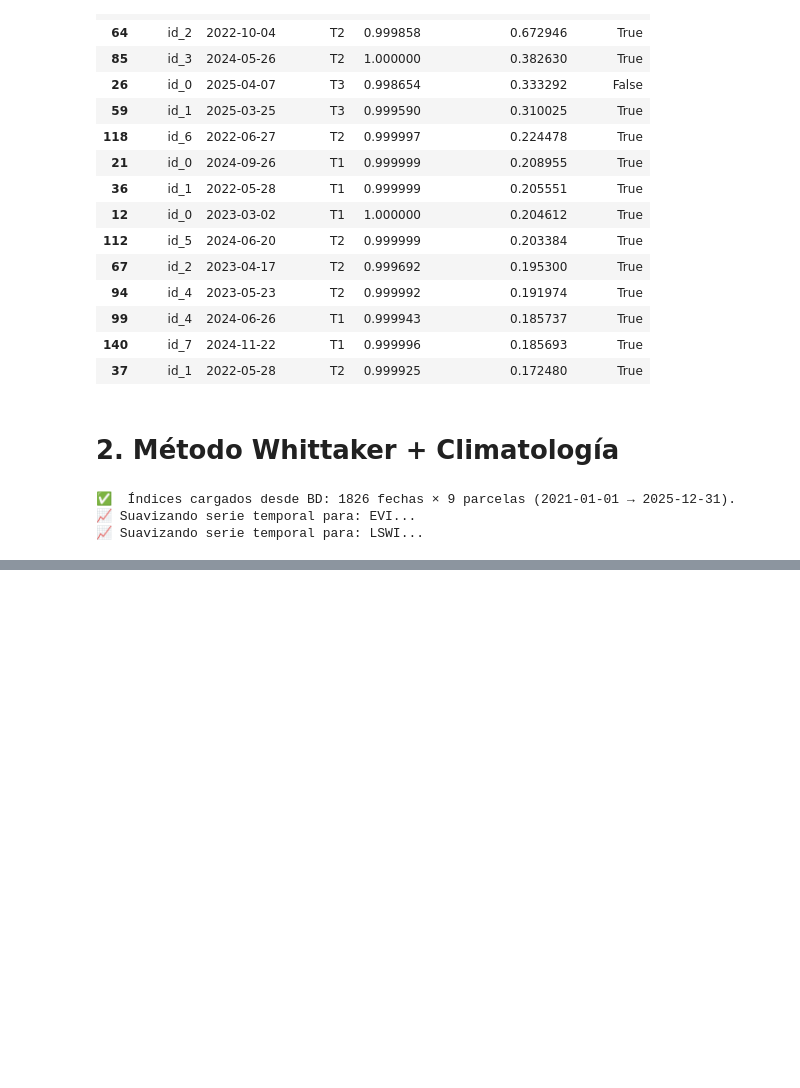
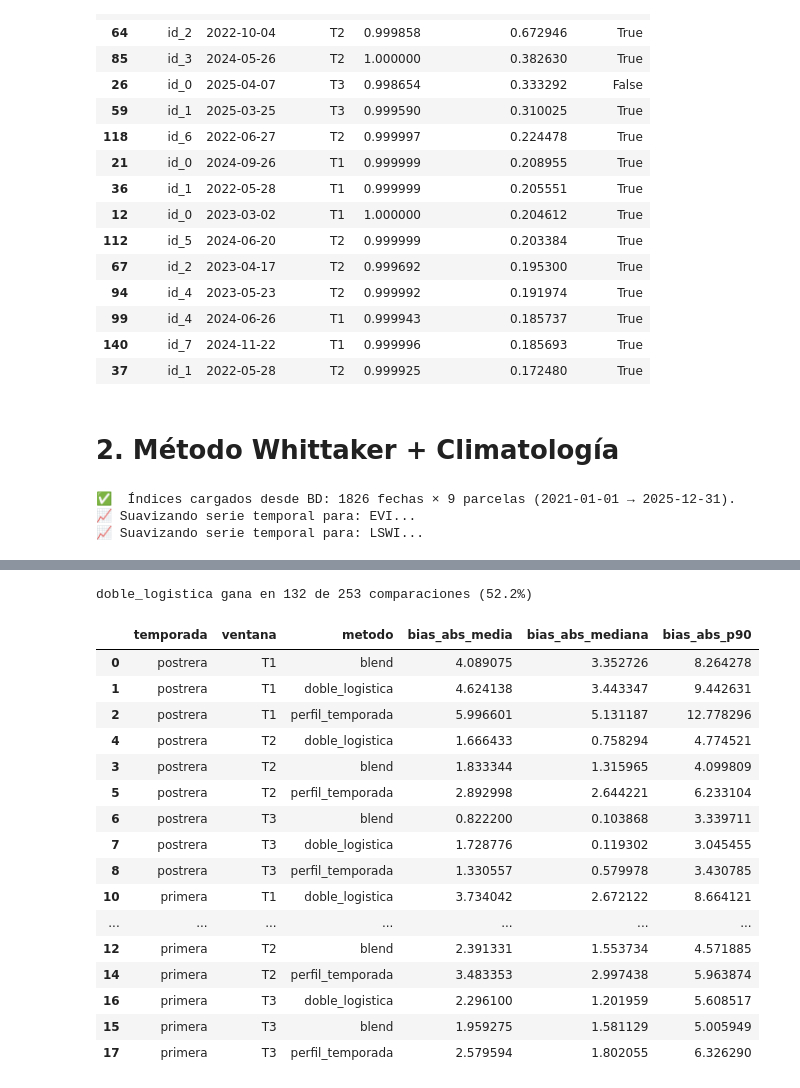
Before and after one commit to 50DayEmpire/Segmentacion_Clasificacion_Estimacion_Maiz_Comayagua, a Jupyter notebook: notebooks/extrapolacion.ipynb, the cells around one changed output, grey strips where cells are left out. Cells and saved outputs as stored; diff of their text form; code cells hidden in the pictures; blank space fills up the shorter version.

```diff
--- a/notebooks/extrapolacion.ipynb
+++ b/notebooks/extrapolacion.ipynb
@@ -827,0 +1067,46 @@ Series([], Name: valor_climatologico, dtype: object)
+# %%
+def encontrar_casos_donde_gana_metodo(
+    df_val: pd.DataFrame, metodo_ganador: str, metodo_perdedor: str, metrica: str = "bias_integrado"
+) -> pd.DataFrame:
+    pivot = df_val.pivot_table(
+        index=["id_ciclo", "id_parcela", "sos", "temporada", "ventana"],
+        columns="metodo", values=metrica, aggfunc="first"
+    ).dropna(subset=[metodo_ganador, metodo_perdedor])
+
+    total_comparaciones = len(pivot)
+    pivot["gana_" + metodo_ganador] = pivot[metodo_ganador].abs() < pivot[metodo_perdedor].abs()
+    casos = pivot[pivot["gana_" + metodo_ganador]].reset_index()
+
+    print(f"{metodo_ganador} gana en {len(casos)} de {total_comparaciones} comparaciones "
+          f"({len(casos) / total_comparaciones:.1%})")
+
+    return casos
+
+casos_donde_gana_dl = encontrar_casos_donde_gana_metodo(df_val, "doble_logistica", "blend")
+# %% [output]
+doble_logistica gana en 132 de 253 comparaciones (52.2%)
+# %%
+resumen_robusto = df_val_limpio.groupby(["temporada", "ventana", "metodo"]).agg(
+    bias_abs_media=("bias_integrado", lambda x: x.abs().mean()),
+    bias_abs_mediana=("bias_integrado", lambda x: x.abs().median()),
+    bias_abs_p90=("bias_integrado", lambda x: x.abs().quantile(0.9)),
+).reset_index()
+resumen_robusto.sort_values(["temporada", "ventana", "bias_abs_mediana"])
+# %% [output]
+|  | temporada | ventana | metodo | bias_abs_media | bias_abs_mediana | bias_abs_p90 |
+| 0 | postrera | T1 | blend | 4.089075 | 3.352726 | 8.264278 |
+| 1 | postrera | T1 | doble_logistica | 4.624138 | 3.443347 | 9.442631 |
+| 2 | postrera | T1 | perfil_temporada | 5.996601 | 5.131187 | 12.778296 |
+| 4 | postrera | T2 | doble_logistica | 1.666433 | 0.758294 | 4.774521 |
+| 3 | postrera | T2 | blend | 1.833344 | 1.315965 | 4.099809 |
+| 5 | postrera | T2 | perfil_temporada | 2.892998 | 2.644221 | 6.233104 |
+| 6 | postrera | T3 | blend | 0.822200 | 0.103868 | 3.339711 |
+| 7 | postrera | T3 | doble_logistica | 1.728776 | 0.119302 | 3.045455 |
+| 8 | postrera | T3 | perfil_temporada | 1.330557 | 0.579978 | 3.430785 |
+| 10 | primera | T1 | doble_logistica | 3.734042 | 2.672122 | 8.664121 |
+| ... | ... | ... | ... | ... | ... | ... |
+| 12 | primera | T2 | blend | 2.391331 | 1.553734 | 4.571885 |
+| 14 | primera | T2 | perfil_temporada | 3.483353 | 2.997438 | 5.963874 |
+| 16 | primera | T3 | doble_logistica | 2.296100 | 1.201959 | 5.608517 |
+| 15 | primera | T3 | blend | 1.959275 | 1.581129 | 5.005949 |
+| 17 | primera | T3 | perfil_temporada | 2.579594 | 1.802055 | 6.326290 |
```
Also changed, not shown: parts of 46 cells of this notebook, 9 other files.
